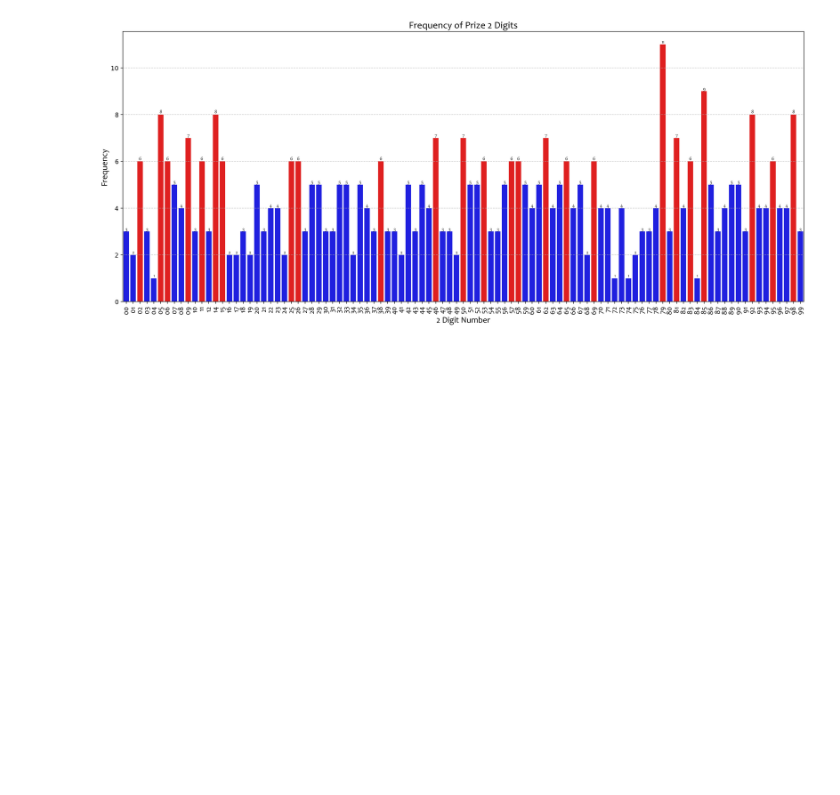
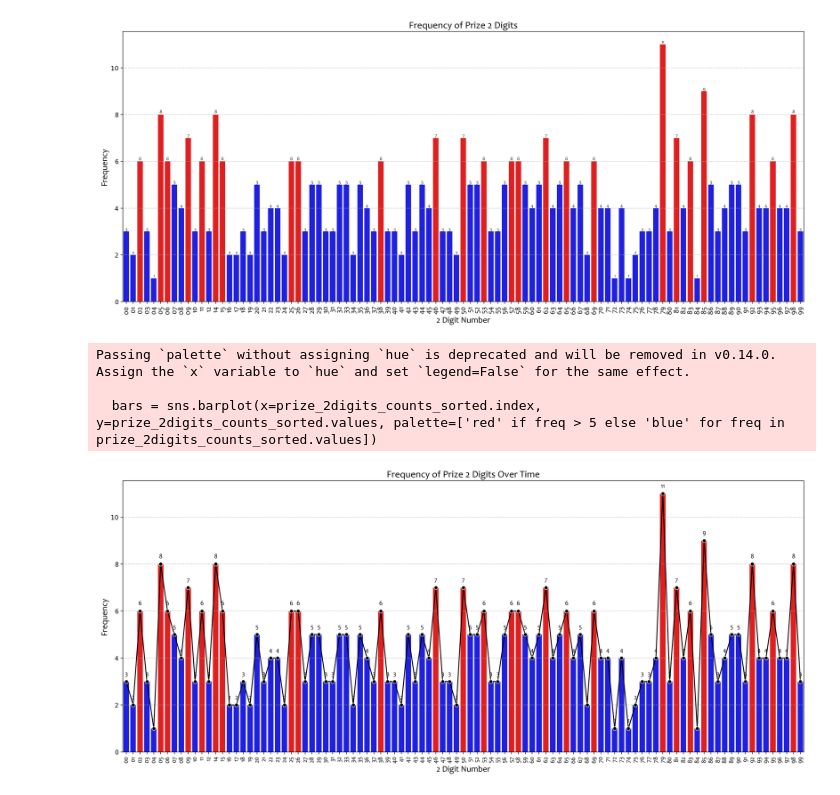
Before and after one commit to constantcmu/Data-Set-Thai-Lotto, a Jupyter notebook: Matplotlib_Pandas_sebon_for_analy.ipynb, the cells around one changed output. Drawn from its saved outputs; the diff is of its cells as text; code cells hidden in the pictures; blank space fills up the shorter version.

```diff
--- a/Matplotlib_Pandas_sebon_for_analy.ipynb
+++ b/Matplotlib_Pandas_sebon_for_analy.ipynb
@@ -294,3 +294,32 @@ Passing `palette` without assigning `hue` is deprecated and will be removed in v
 
   bars = sns.barplot(x=prize_2digits_counts_sorted.index, y=prize_2digits_counts_sorted.values, palette=colors)
 [figure]
+# %%
+# Generate a Seaborn line plot for the frequency of prize_2digits_counts_sorted
+plt.figure(figsize=(20, 8))
+sns.lineplot(x=prize_2digits_counts_sorted.index, y=prize_2digits_counts_sorted.values, marker='o', color='black')
+bars = sns.barplot(x=prize_2digits_counts_sorted.index, y=prize_2digits_counts_sorted.values, palette=['red' if freq > 5 else 'blue' for freq in prize_2digits_counts_sorted.values])
+
+# Add text labels on the bars
+for bar in bars.patches:
+    yval = bar.get_height()
+    bars.annotate(f'{int(yval)}',
+                  (bar.get_x() + bar.get_width() / 2, yval+.2),
+                  ha='center', va='bottom',
+                  fontsize=10, fontname='Candara')
+
+fontname = 'Candara'
+plt.title('Frequency of Prize 2 Digits Over Time', fontsize=16, fontname=fontname)
+plt.xlabel('2 Digit Number', fontsize=14, fontname=fontname)
+plt.ylabel('Frequency', fontsize=14, fontname=fontname)
+plt.xticks(rotation=90, fontsize=10, fontname=fontname)
+plt.grid(axis='y', linestyle='--', alpha=0.7)
+
+# plt.savefig(r'.\img\frequency_prize_4_digits_lineplot.png', dpi=300, bbox_inches='tight')
+
+plt.show()
+# %% [output]
+Passing `palette` without assigning `hue` is deprecated and will be removed in v0.14.0. Assign the `x` variable to `hue` and set `legend=False` for the same effect.
+
+  bars = sns.barplot(x=prize_2digits_counts_sorted.index, y=prize_2digits_counts_sorted.values, palette=['red' if freq > 5 else 'blue' for freq in prize_2digits_counts_sorted.values])
+[figure, added]
```
Also changed, not shown: 1 other file.
